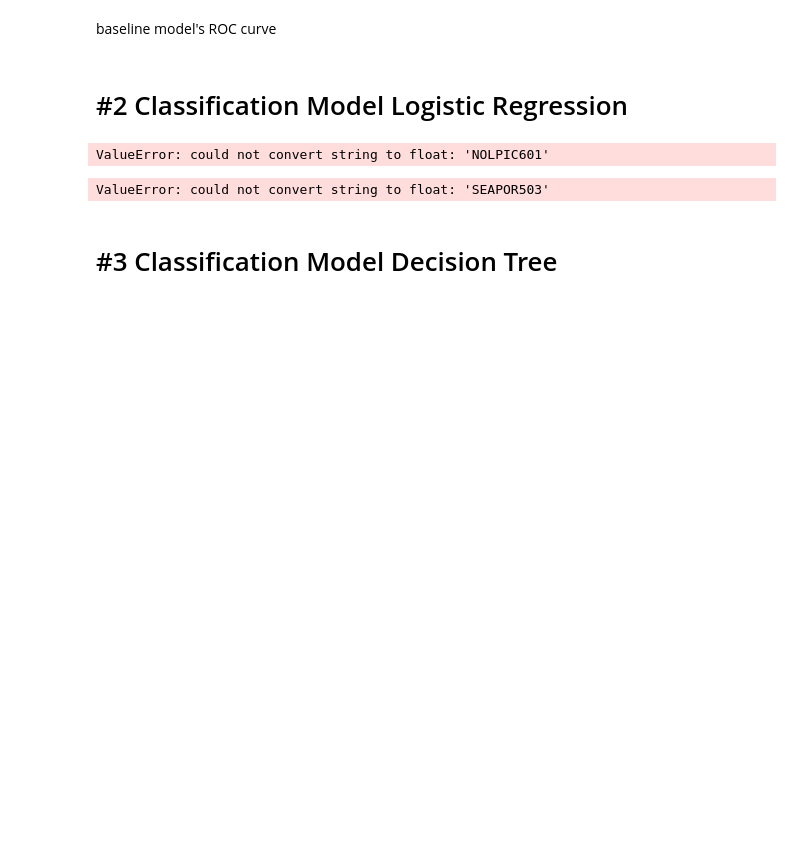
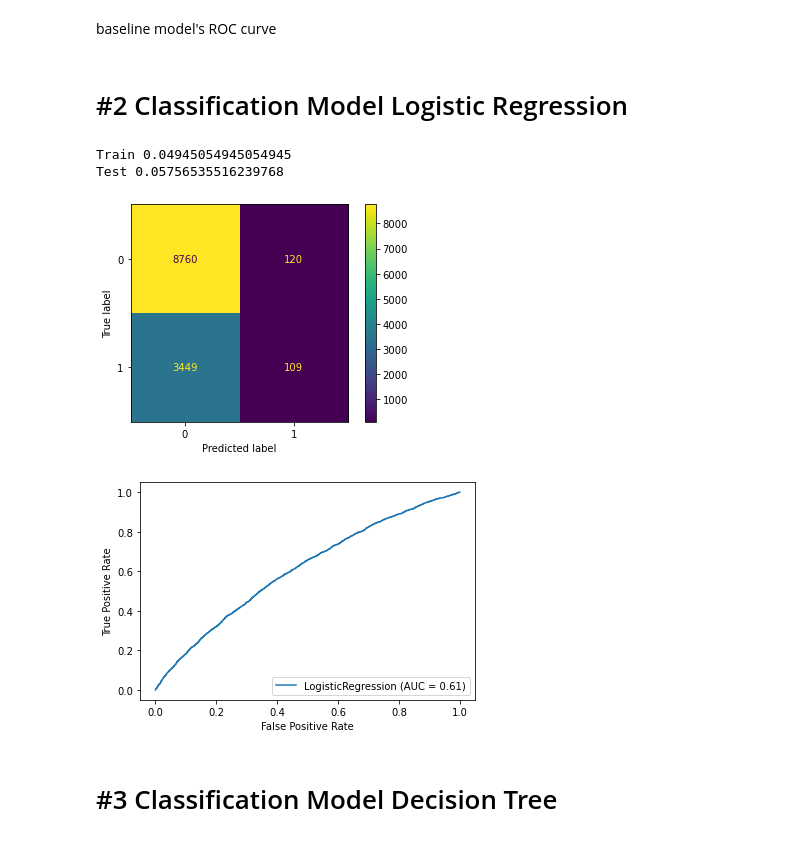
Before and after one commit to chris-helmerson/Cellular_Customer_Churn_Prediction, a Jupyter notebook: Mide.ipynb, the cells around one changed output. Cells and saved outputs as stored; diff of their text form; code cells hidden in the pictures; blank space fills up the shorter version.

```diff
--- a/Mide.ipynb
+++ b/Mide.ipynb
@@ -230,16 +263,20 @@ plot_roc_curve(dummy_model, X_train, y_train);
 baseline model's ROC curve
 # %% [markdown]
 # #2  Classification Model Logistic Regression
-# %%
-from sklearn.linear_model import LogisticRegression
-model1 = LogisticRegression(random_state=42)
-model1.fit(X_train,y_train)
-# %% [output]
-ValueError: could not convert string to float: 'NOLPIC601'
-# %%
-clf = LogisticRegression(random_state=42).fit(X, y)
-# %% [output]
-ValueError: could not convert string to float: 'SEAPOR503'
+# %%
+lr = LogisticRegression()
+lr.fit(x_train_scaled, y_train)
+y_hat_train = lr.predict(x_train_scaled)
+y_hat_test = lr.predict(x_test_scaled)
+print(f'Train {f1_score(y_train, y_hat_train)}')
+print(f'Test {f1_score(y_test, y_hat_test)}')
+plot_confusion_matrix(lr, x_test_scaled, y_test);
+plot_roc_curve(lr, x_test_scaled, y_test);
+# %% [output]
+Train 0.04945054945054945
+Test 0.05756535516239768
+[figure, added]
+[figure, added]
 # %% [markdown]
 # #3 Classification Model  Decision Tree
 # %%
```
Also changed, not shown: parts of 10 cells of this notebook.
